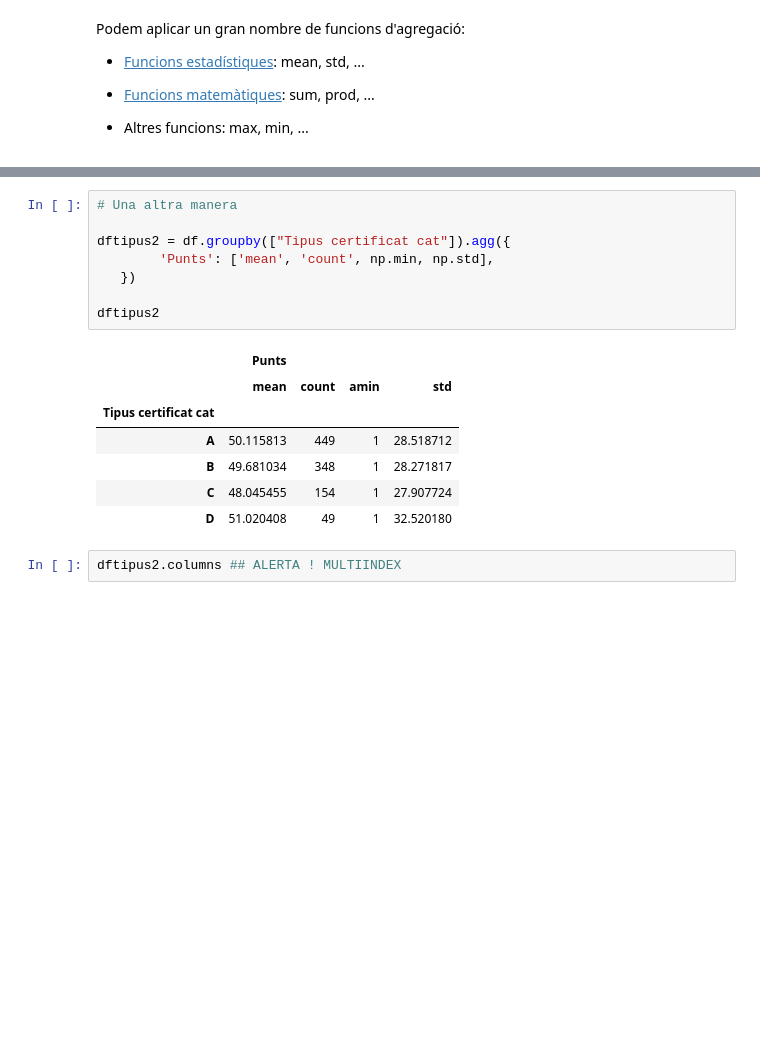
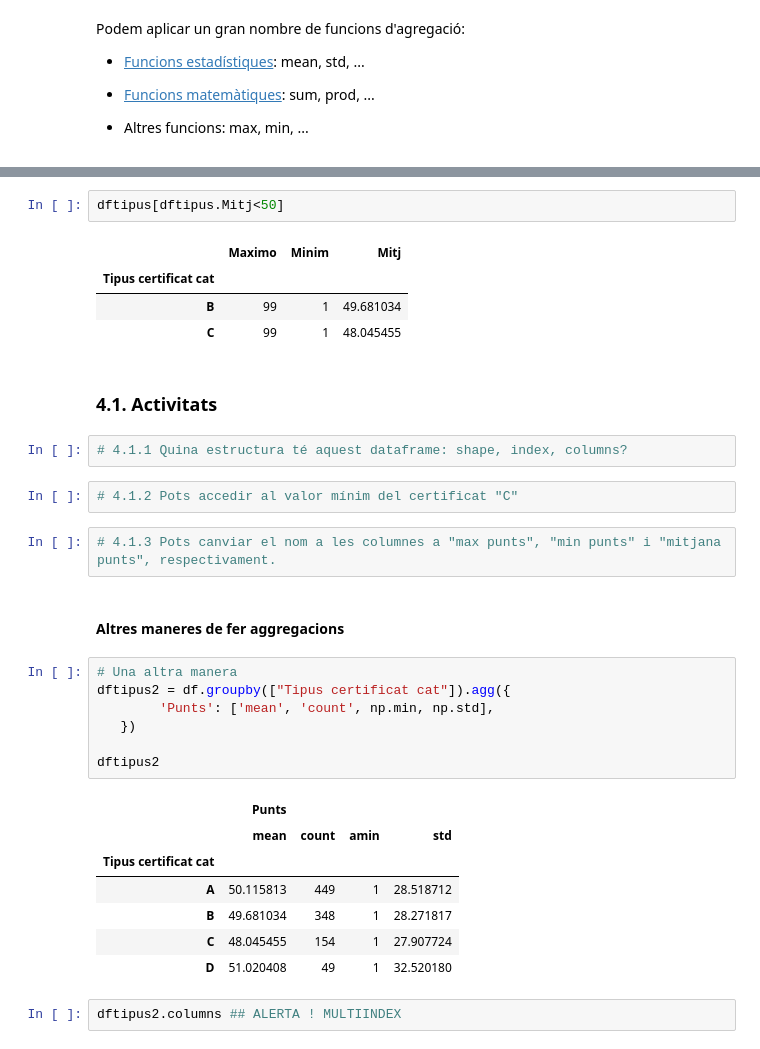
Before and after one commit to wisaaco/TallerPythonFEE, a Jupyter notebook: lessons/4/4_PandasGroups.ipynb, the cells around one changed output, grey strips where cells are left out. Drawn from its saved outputs; the diff is of its cells as text; blank space fills up the shorter version.

```diff
--- a/lessons/4/4_PandasGroups.ipynb
+++ b/lessons/4/4_PandasGroups.ipynb
@@ -201,6 +212,22 @@ Index(['x', 'y', 'z'], dtype='object')
+# %%
+dftipus[dftipus.Mitj<50]
+# %% [output]
+|  | Maximo | Minim | Mitj |
+| Tipus certificat cat |  |  |  |
+| B | 99 | 1 | 49.681034 |
+| C | 99 | 1 | 48.045455 |
+# %% [markdown]
+### 4.1. Activitats
+# %%
+# 4.1.1 Quina estructura té aquest dataframe: shape, index, columns?
+# %%
+# 4.1.2 Pots accedir al valor mínim del certificat "C"
+# %%
+# 4.1.3 Pots canviar el nom a les columnes a "max punts", "min punts" i "mitjana punts", respectivament.
+# %% [markdown]
+#### Altres maneres de fer aggregacions
 # %%
 # Una altra manera
-
 dftipus2 = df.groupby(["Tipus certificat cat"]).agg({
         'Punts': ['mean', 'count', np.min, np.std],
    })
```
Also changed, not shown: parts of 50 cells of this notebook, 2 other files.
